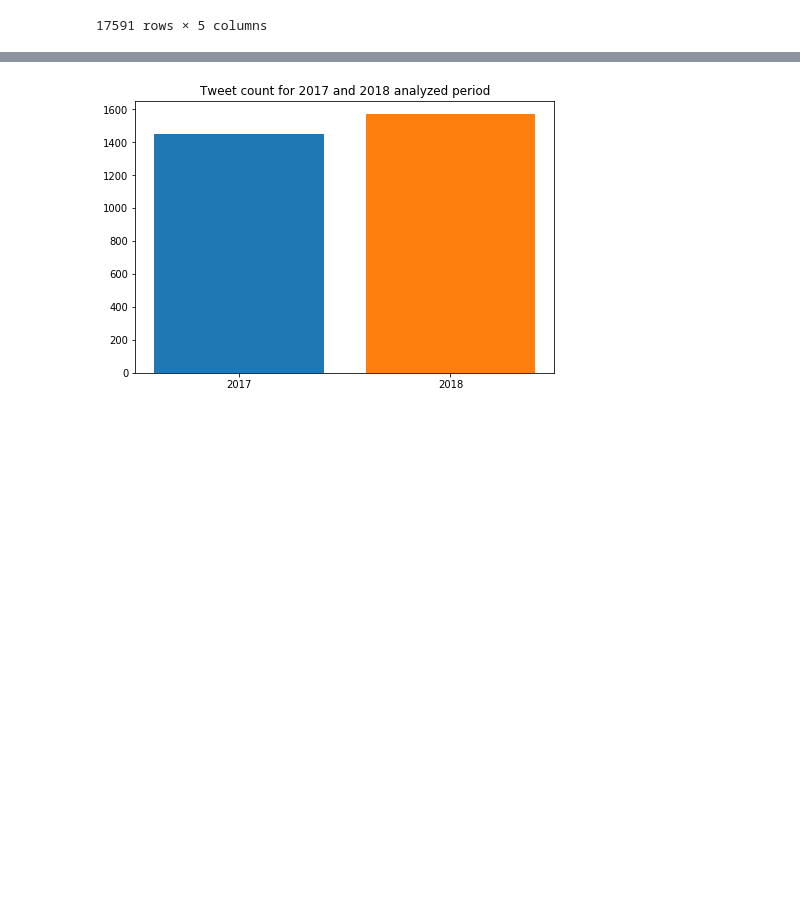
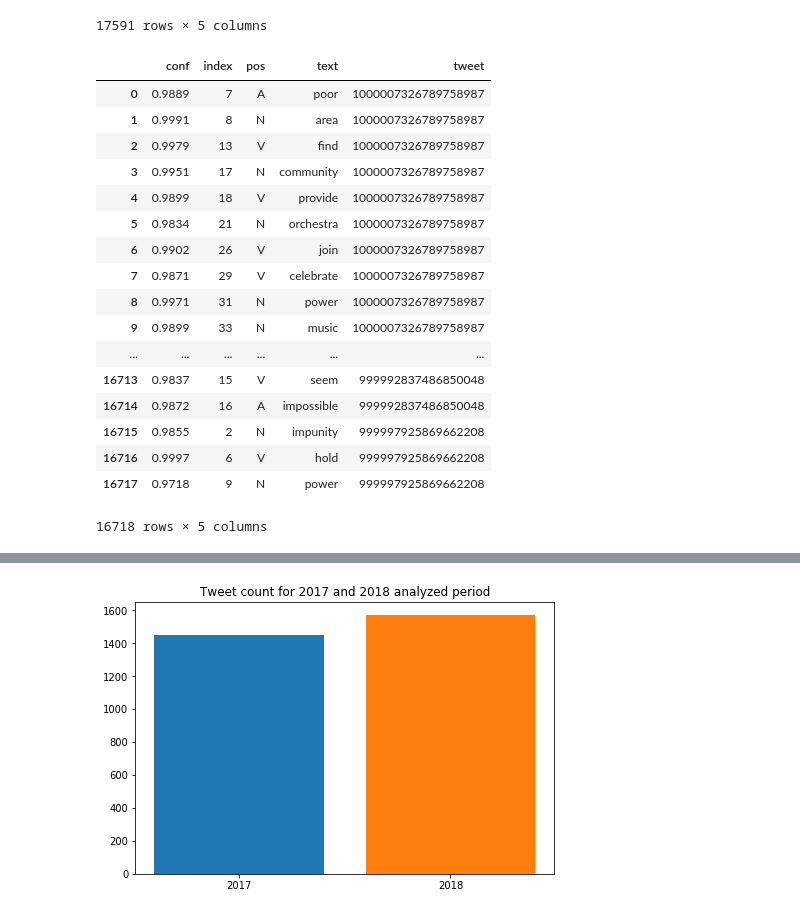
Before and after one commit to damiclem/feminism_network, a Jupyter notebook: analysis.ipynb, the cells around one changed output, grey strips where cells are left out. Cells and saved outputs as stored; diff of their text form; code cells hidden in the pictures; blank space fills up the shorter version.

```diff
--- a/analysis.ipynb
+++ b/analysis.ipynb
@@ -37,6 +37,30 @@ words
 | 17589 | 0.9997 | 6 | V | hold | 999997925869662208 |
 | 17590 | 0.9718 | 9 | N | power | 999997925869662208 |
 17591 rows × 5 columns
+# %%
+# Remove words dataframe entries with text = 'woman'
+
+words = words.drop(words[words.text == 'woman'].index).reset_index(drop=True)
+words
+# %% [output]
+|  | conf | index | pos | text | tweet |
+| 0 | 0.9889 | 7 | A | poor | 1000007326789758987 |
+| 1 | 0.9991 | 8 | N | area | 1000007326789758987 |
+| 2 | 0.9979 | 13 | V | find | 1000007326789758987 |
+| 3 | 0.9951 | 17 | N | community | 1000007326789758987 |
+| 4 | 0.9899 | 18 | V | provide | 1000007326789758987 |
+| 5 | 0.9834 | 21 | N | orchestra | 1000007326789758987 |
+| 6 | 0.9902 | 26 | V | join | 1000007326789758987 |
+| 7 | 0.9871 | 29 | V | celebrate | 1000007326789758987 |
+| 8 | 0.9971 | 31 | N | power | 1000007326789758987 |
+| 9 | 0.9899 | 33 | N | music | 1000007326789758987 |
+| ... | ... | ... | ... | ... | ... |
+| 16713 | 0.9837 | 15 | V | seem | 999992837486850048 |
+| 16714 | 0.9872 | 16 | A | impossible | 999992837486850048 |
+| 16715 | 0.9855 | 2 | N | impunity | 999997925869662208 |
+| 16716 | 0.9997 | 6 | V | hold | 999997925869662208 |
+| 16717 | 0.9718 | 9 | N | power | 999997925869662208 |
+16718 rows × 5 columns
 # %%
 # Load tweets dataset table
 tweets = pd.read_csv('data/database/tweets.csv', parse_dates=['created_at'], dtype={
```
Also changed, not shown: parts of 16 cells of this notebook, 1 other file.
